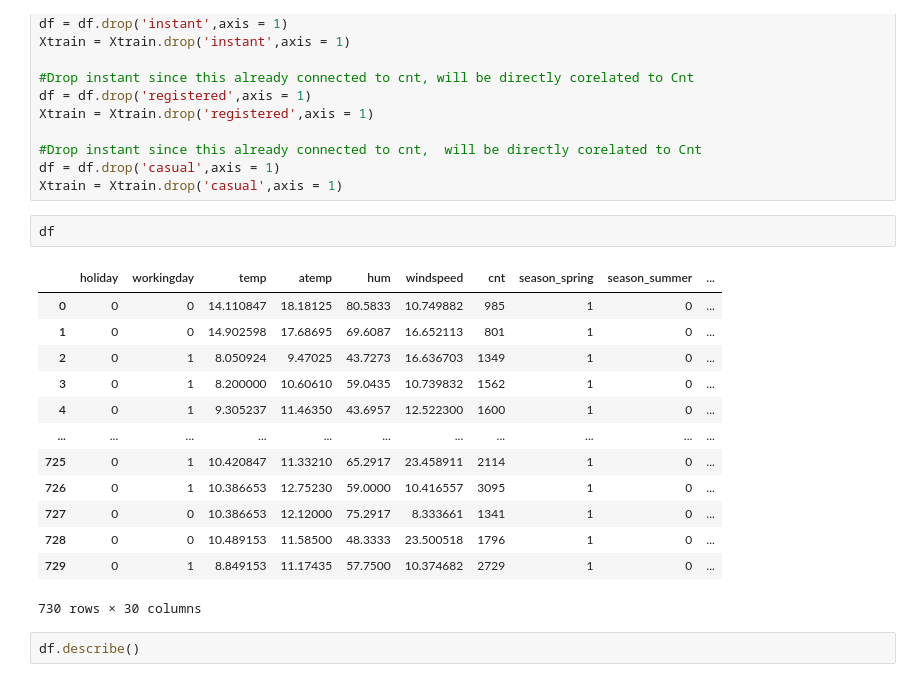
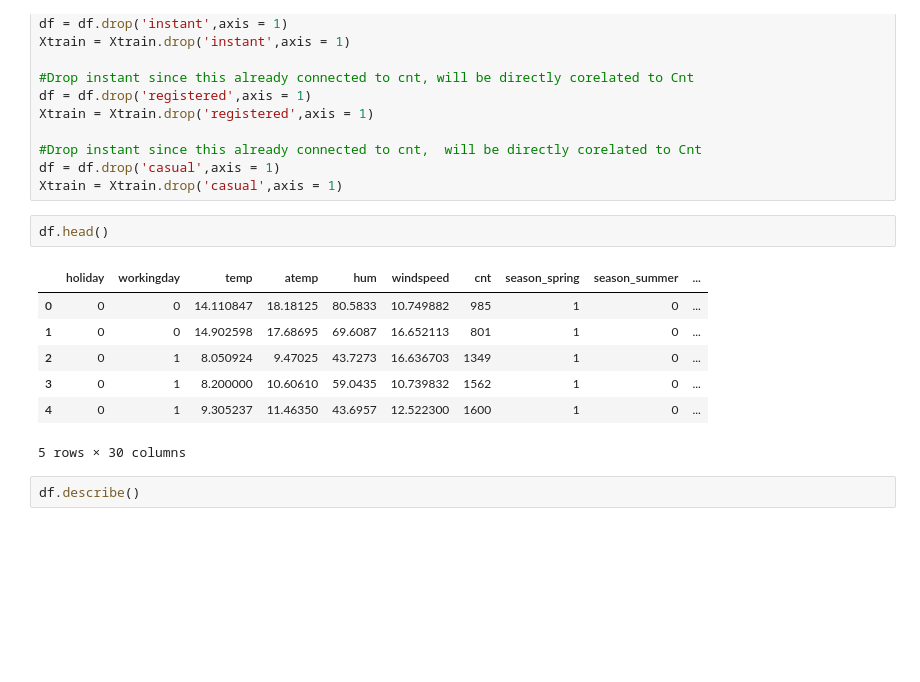
Before and after one commit to deepakgoyal17/Bike-Sharing, a Jupyter notebook: BikeSharing.ipynb, the cells around one changed output. Saved outputs shown, nothing was run; the diff lists cells and outputs as text; blank space fills up the shorter version.

```diff
--- a/BikeSharing.ipynb
+++ b/BikeSharing.ipynb
@@ -224,21 +349,15 @@ Xtrain = Xtrain.drop('registered',axis = 1)
 df = df.drop('casual',axis = 1)
 Xtrain = Xtrain.drop('casual',axis = 1)
 # %%
-df
+df.head()
 # %% [output]
 |  | holiday | workingday | temp | atemp | hum | windspeed | cnt | season_spring | season_summer | ... |
 | 0 | 0 | 0 | 14.110847 | 18.18125 | 80.5833 | 10.749882 | 985 | 1 | 0 | ... |
 | 1 | 0 | 0 | 14.902598 | 17.68695 | 69.6087 | 16.652113 | 801 | 1 | 0 | ... |
 | 2 | 0 | 1 | 8.050924 | 9.47025 | 43.7273 | 16.636703 | 1349 | 1 | 0 | ... |
 | 3 | 0 | 1 | 8.200000 | 10.60610 | 59.0435 | 10.739832 | 1562 | 1 | 0 | ... |
 | 4 | 0 | 1 | 9.305237 | 11.46350 | 43.6957 | 12.522300 | 1600 | 1 | 0 | ... |
-| ... | ... | ... | ... | ... | ... | ... | ... | ... | ... | ... |
-| 725 | 0 | 1 | 10.420847 | 11.33210 | 65.2917 | 23.458911 | 2114 | 1 | 0 | ... |
-| 726 | 0 | 1 | 10.386653 | 12.75230 | 59.0000 | 10.416557 | 3095 | 1 | 0 | ... |
-| 727 | 0 | 0 | 10.386653 | 12.12000 | 75.2917 | 8.333661 | 1341 | 1 | 0 | ... |
-| 728 | 0 | 0 | 10.489153 | 11.58500 | 48.3333 | 23.500518 | 1796 | 1 | 0 | ... |
-| 729 | 0 | 1 | 8.849153 | 11.17435 | 57.7500 | 10.374682 | 2729 | 1 | 0 | ... |
-730 rows × 30 columns
+5 rows × 30 columns
 # %%
 df.describe()
 # %% [output]
```
Also changed, not shown: parts of 72 cells of this notebook.
